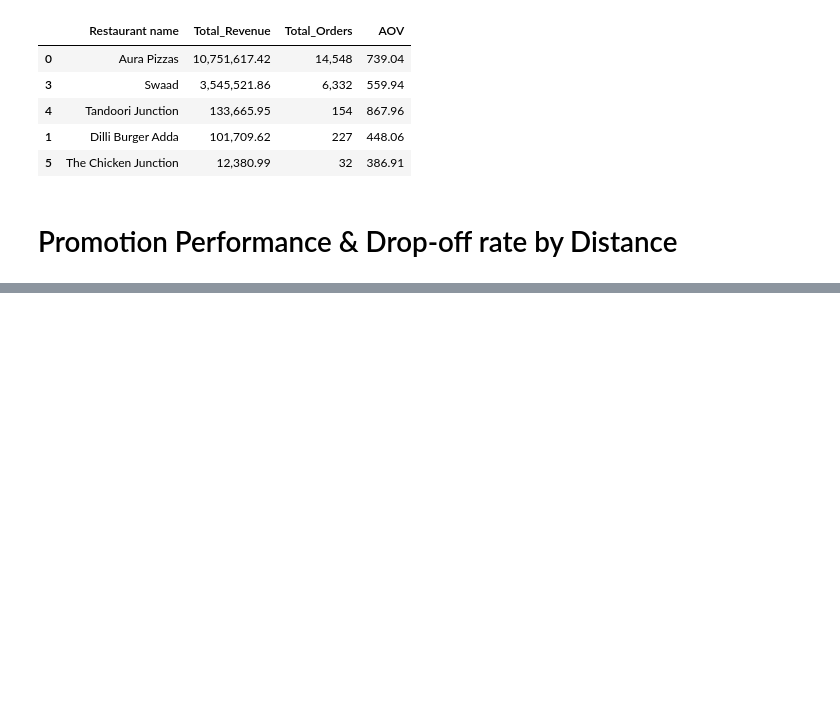
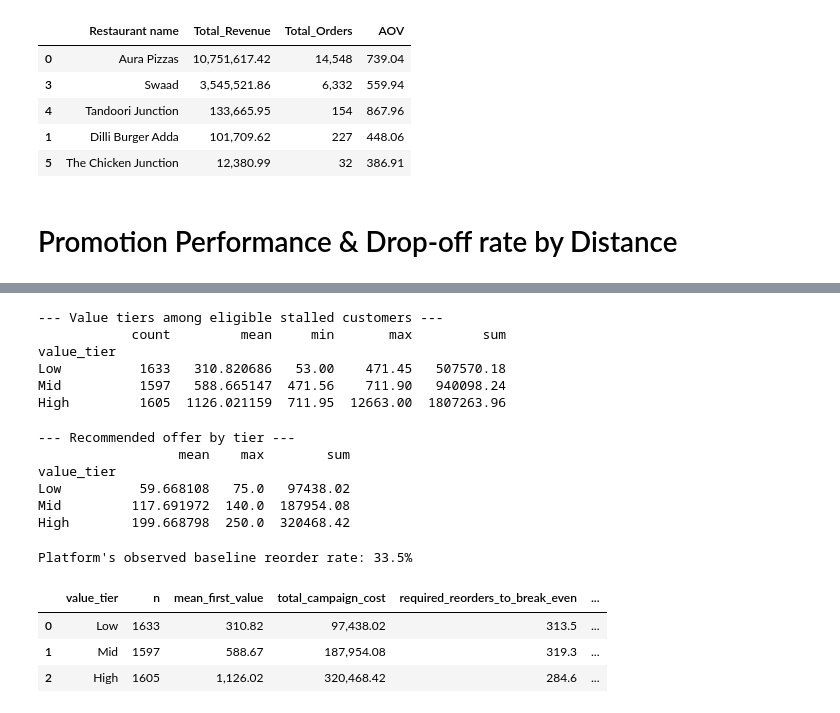
Before and after one commit to KanawatC/Food-Delivery, a Jupyter notebook: Food_Delivery.ipynb, the cells around one changed output, grey strips where cells are left out. Saved outputs shown, nothing was run; the diff lists cells and outputs as text; code cells hidden in the pictures; blank space fills up the shorter version.

```diff
--- a/Food_Delivery.ipynb
+++ b/Food_Delivery.ipynb
@@ -557,0 +664,59 @@ display(discount_impact.style.format({
+# %%
+eligible['value_tier'] = pd.qcut(eligible['first_value'], q=3, labels=['Low', 'Mid', 'High'])
+
+print("--- Value tiers among eligible stalled customers ---")
+print(eligible.groupby('value_tier')['first_value'].agg(['count', 'mean', 'min', 'max', 'sum']))
+# %% [output]
+--- Value tiers among eligible stalled customers ---
+            count         mean     min       max         sum
+value_tier
+Low          1633   310.820686   53.00    471.45   507570.18
+Mid          1597   588.665147  471.56    711.90   940098.24
+High         1605  1126.021159  711.95  12663.00  1807263.96
+# %%
+# Per-tier caps derived from each tier's own value range (~20% of the tier's upper boundary,
+# rounded), so the offer stays proportionate without letting the High tier's long right tail
+# (first-order values up to ~12,663) produce a runaway discount.
+tier_caps = {'Low': 75, 'Mid': 140, 'High': 250}
+
+
+def recommended_offer(row):
+    return round(min(0.20 * row['first_value'], tier_caps[row['value_tier']]), 2)
+
+
+eligible['recommended_offer'] = eligible.apply(recommended_offer, axis=1)
+
+print("--- Recommended offer by tier ---")
+print(eligible.groupby('value_tier')['recommended_offer'].agg(['mean', 'max', 'sum']))
+# %% [output]
+--- Recommended offer by tier ---
+                  mean    max        sum
+value_tier
+Low          59.668108   75.0   97438.02
+Mid         117.691972  140.0  187954.08
+High        199.668798  250.0  320468.42
+# %%
+baseline_reorder_rate = reorder['second_date'].notna().mean() * 100
+
+summary = eligible.groupby('value_tier').agg(
+    n=('Customer ID', 'count'),
+    mean_first_value=('first_value', 'mean'),
+    total_campaign_cost=('recommended_offer', 'sum')
+).reset_index()
+
+summary['required_reorders_to_break_even'] = summary['total_campaign_cost'] / summary['mean_first_value']
+summary['required_reorder_rate_pct'] = summary['required_reorders_to_break_even'] / summary['n'] * 100
+
+print(f"Platform's observed baseline reorder rate: {baseline_reorder_rate:.1f}%\n")
+display(summary.style.format({
+    'mean_first_value': '{:,.2f}',
+    'total_campaign_cost': '{:,.2f}',
+    'required_reorders_to_break_even': '{:,.1f}',
+    'required_reorder_rate_pct': '{:.1f}%'
+}))
+# %% [output]
+Platform's observed baseline reorder rate: 33.5%
+|  | value_tier | n | mean_first_value | total_campaign_cost | required_reorders_to_break_even | ... |
+| 0 | Low | 1633 | 310.82 | 97,438.02 | 313.5 | ... |
+| 1 | Mid | 1597 | 588.67 | 187,954.08 | 319.3 | ... |
+| 2 | High | 1605 | 1,126.02 | 320,468.42 | 284.6 | ... |
```
Also changed, not shown: parts of 7 cells of this notebook, 3 other files.
